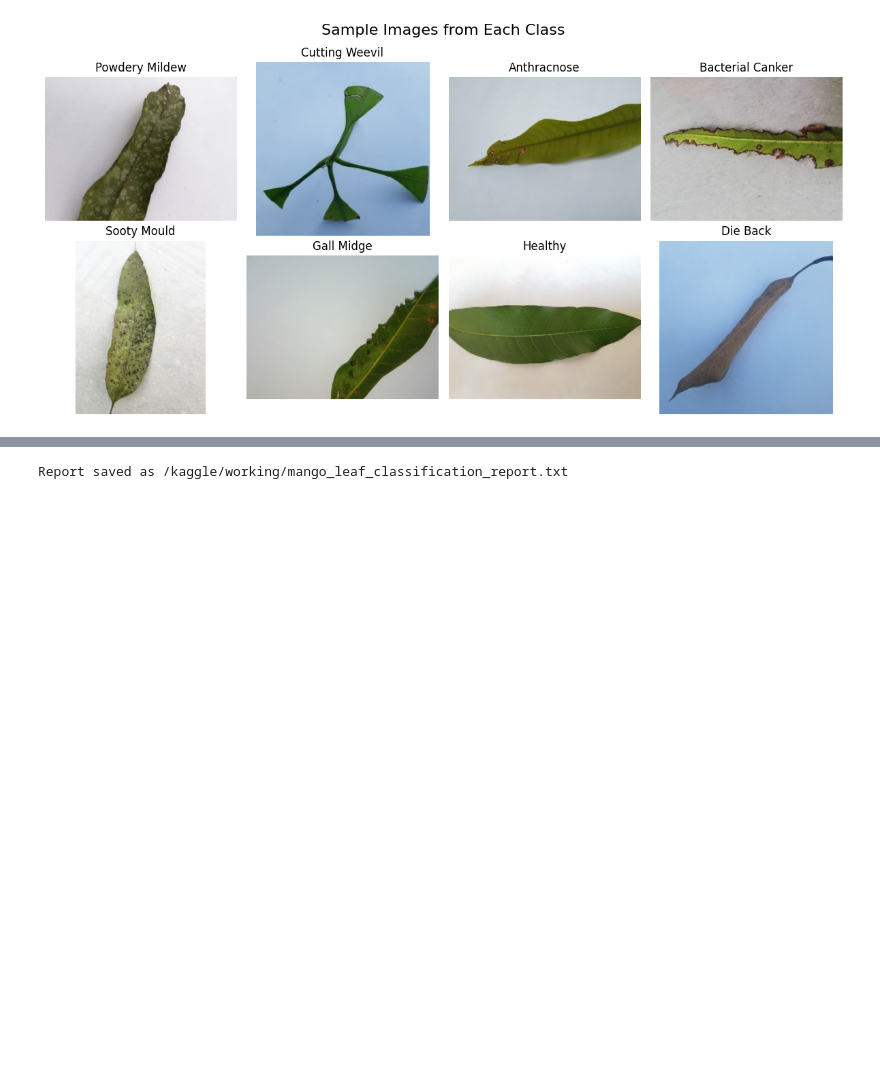
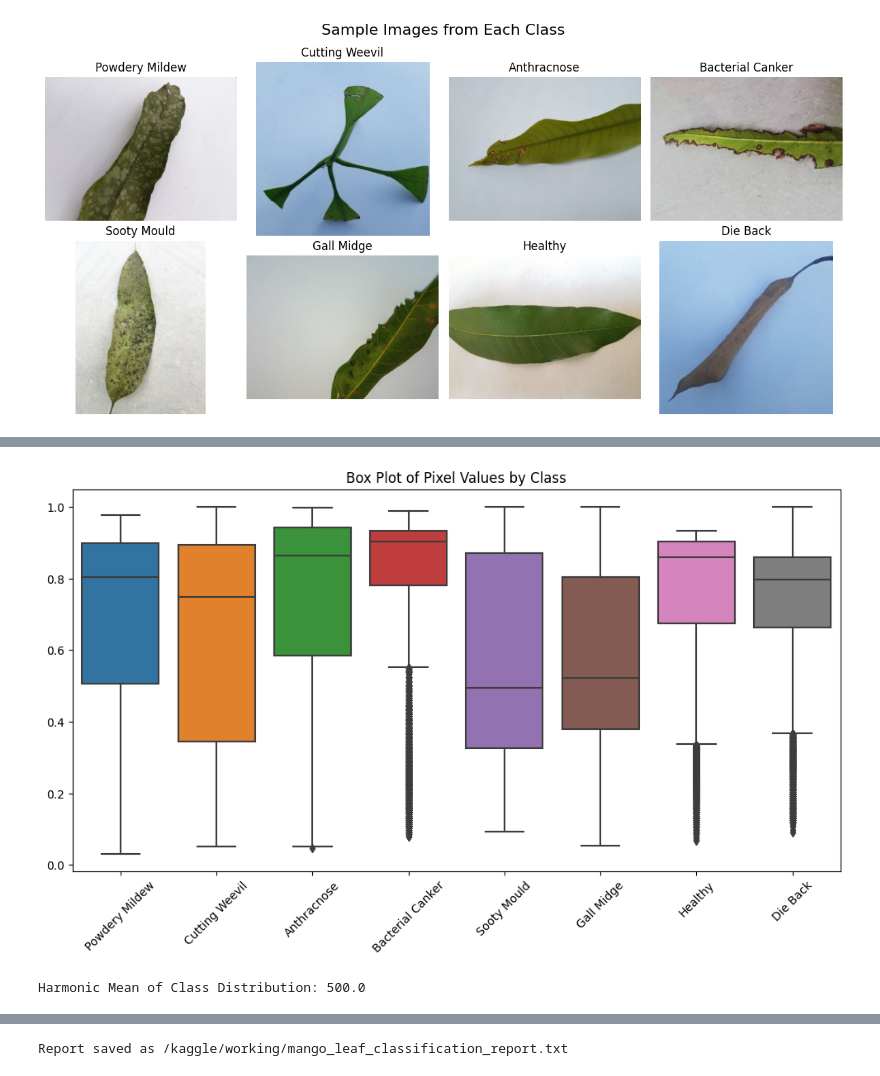
Before and after one commit to Sakibur-16/475Lab01, a Jupyter notebook: 475lab01.ipynb, the cells around one changed output, grey strips where cells are left out. Drawn from its saved outputs; the diff is of its cells as text; code cells hidden in the pictures; blank space fills up the shorter version.

```diff
--- a/475lab01.ipynb
+++ b/475lab01.ipynb
@@ -87,3 +128,19 @@ plt.show()
+# %%
+# Box Plot for Pixel Value Distribution
+plt.figure(figsize=(12, 6))
+sns.boxplot(data=[X[i].flatten() for i in range(len(classes))])
+plt.xticks(range(len(classes)), classes, rotation=45)
+plt.title("Box Plot of Pixel Values by Class")
+plt.savefig("/kaggle/working/pixel_boxplot.png")
+plt.show()
+# %% [output]
+[figure, added]
+# %%
+# Harmonic Mean Calculation
+harmonic_mean = len(classes) / sum(1 / count for count in class_counts.values())
+print(f"Harmonic Mean of Class Distribution: {harmonic_mean}")
+# %% [output]
+Harmonic Mean of Class Distribution: 500.0
 # %%
 # Load dataset and preprocess images
 def load_dataset(img_size=(100, 100)):
```
Also changed, not shown: parts of 6 cells of this notebook.
